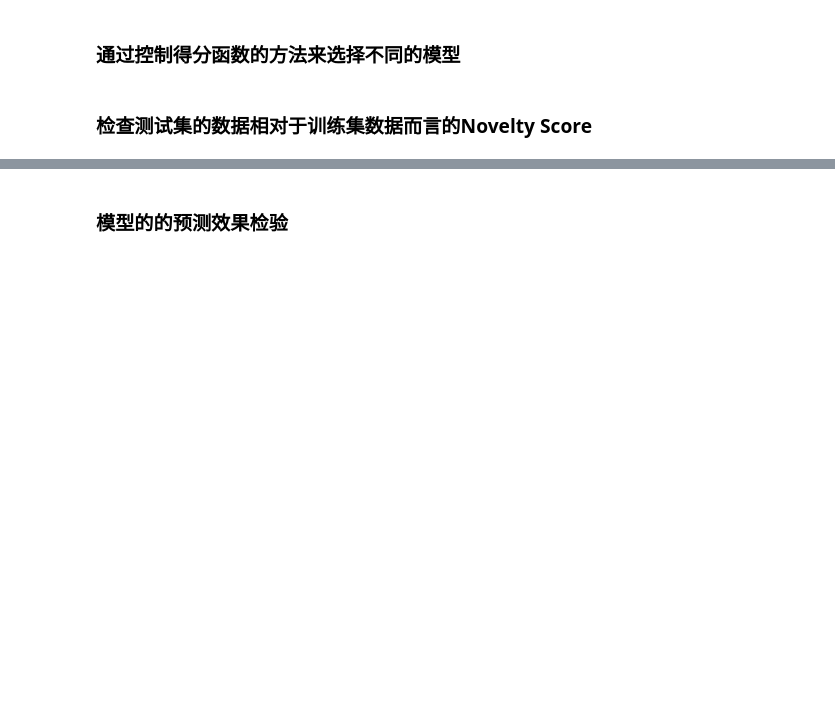
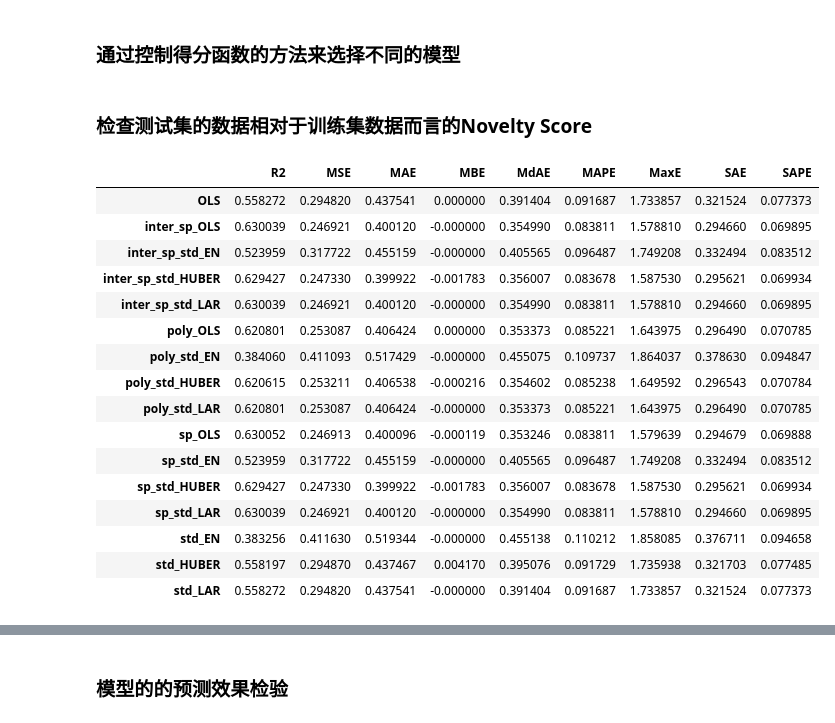
Before and after one commit to ShenhaoZhang/ModelTools, a Jupyter notebook: examples/exp_model.ipynb, the cells around one changed output, grey strips where cells are left out. Cells and saved outputs as stored; diff of their text form; code cells hidden in the pictures; blank space fills up the shorter version.

```diff
--- a/examples/exp_model.ipynb
+++ b/examples/exp_model.ipynb
@@ -39,6 +39,33 @@ gg.options.figure_size = [15,5]
 )
 # %% [markdown]
 ### 检查测试集的数据相对于训练集数据而言的Novelty Score
+# %%
+def style_func(sr:pd.Series):
+    if sr.name in ['R2']:
+        style = np.where(sr>sr.quantile(q=0.8),None,'opacity: 20%;')
+    else:
+        style = np.where(sr<sr.quantile(q=0.2),None,'opacity: 20%;')
+    return style
+
+m.MetricTrain.get_metric().style.apply(lambda sr:style_func(sr))
+# %% [output]
+|  | R2 | MSE | MAE | MBE | MdAE | MAPE | MaxE | SAE | SAPE |
+| OLS | 0.558272 | 0.294820 | 0.437541 | 0.000000 | 0.391404 | 0.091687 | 1.733857 | 0.321524 | 0.077373 |
+| inter_sp_OLS | 0.630039 | 0.246921 | 0.400120 | -0.000000 | 0.354990 | 0.083811 | 1.578810 | 0.294660 | 0.069895 |
+| inter_sp_std_EN | 0.523959 | 0.317722 | 0.455159 | -0.000000 | 0.405565 | 0.096487 | 1.749208 | 0.332494 | 0.083512 |
+| inter_sp_std_HUBER | 0.629427 | 0.247330 | 0.399922 | -0.001783 | 0.356007 | 0.083678 | 1.587530 | 0.295621 | 0.069934 |
+| inter_sp_std_LAR | 0.630039 | 0.246921 | 0.400120 | -0.000000 | 0.354990 | 0.083811 | 1.578810 | 0.294660 | 0.069895 |
+| poly_OLS | 0.620801 | 0.253087 | 0.406424 | 0.000000 | 0.353373 | 0.085221 | 1.643975 | 0.296490 | 0.070785 |
+| poly_std_EN | 0.384060 | 0.411093 | 0.517429 | -0.000000 | 0.455075 | 0.109737 | 1.864037 | 0.378630 | 0.094847 |
+| poly_std_HUBER | 0.620615 | 0.253211 | 0.406538 | -0.000216 | 0.354602 | 0.085238 | 1.649592 | 0.296543 | 0.070784 |
+| poly_std_LAR | 0.620801 | 0.253087 | 0.406424 | -0.000000 | 0.353373 | 0.085221 | 1.643975 | 0.296490 | 0.070785 |
+| sp_OLS | 0.630052 | 0.246913 | 0.400096 | -0.000119 | 0.353246 | 0.083811 | 1.579639 | 0.294679 | 0.069888 |
+| sp_std_EN | 0.523959 | 0.317722 | 0.455159 | -0.000000 | 0.405565 | 0.096487 | 1.749208 | 0.332494 | 0.083512 |
+| sp_std_HUBER | 0.629427 | 0.247330 | 0.399922 | -0.001783 | 0.356007 | 0.083678 | 1.587530 | 0.295621 | 0.069934 |
+| sp_std_LAR | 0.630039 | 0.246921 | 0.400120 | -0.000000 | 0.354990 | 0.083811 | 1.578810 | 0.294660 | 0.069895 |
+| std_EN | 0.383256 | 0.411630 | 0.519344 | -0.000000 | 0.455138 | 0.110212 | 1.858085 | 0.376711 | 0.094658 |
+| std_HUBER | 0.558197 | 0.294870 | 0.437467 | 0.004170 | 0.395076 | 0.091729 | 1.735938 | 0.321703 | 0.077485 |
+| std_LAR | 0.558272 | 0.294820 | 0.437541 | -0.000000 | 0.391404 | 0.091687 | 1.733857 | 0.321524 | 0.077373 |
 # %%
 n = 500
 rng = np.random.default_rng(0)
```
Also changed, not shown: parts of 3 cells of this notebook, 16 other files.
